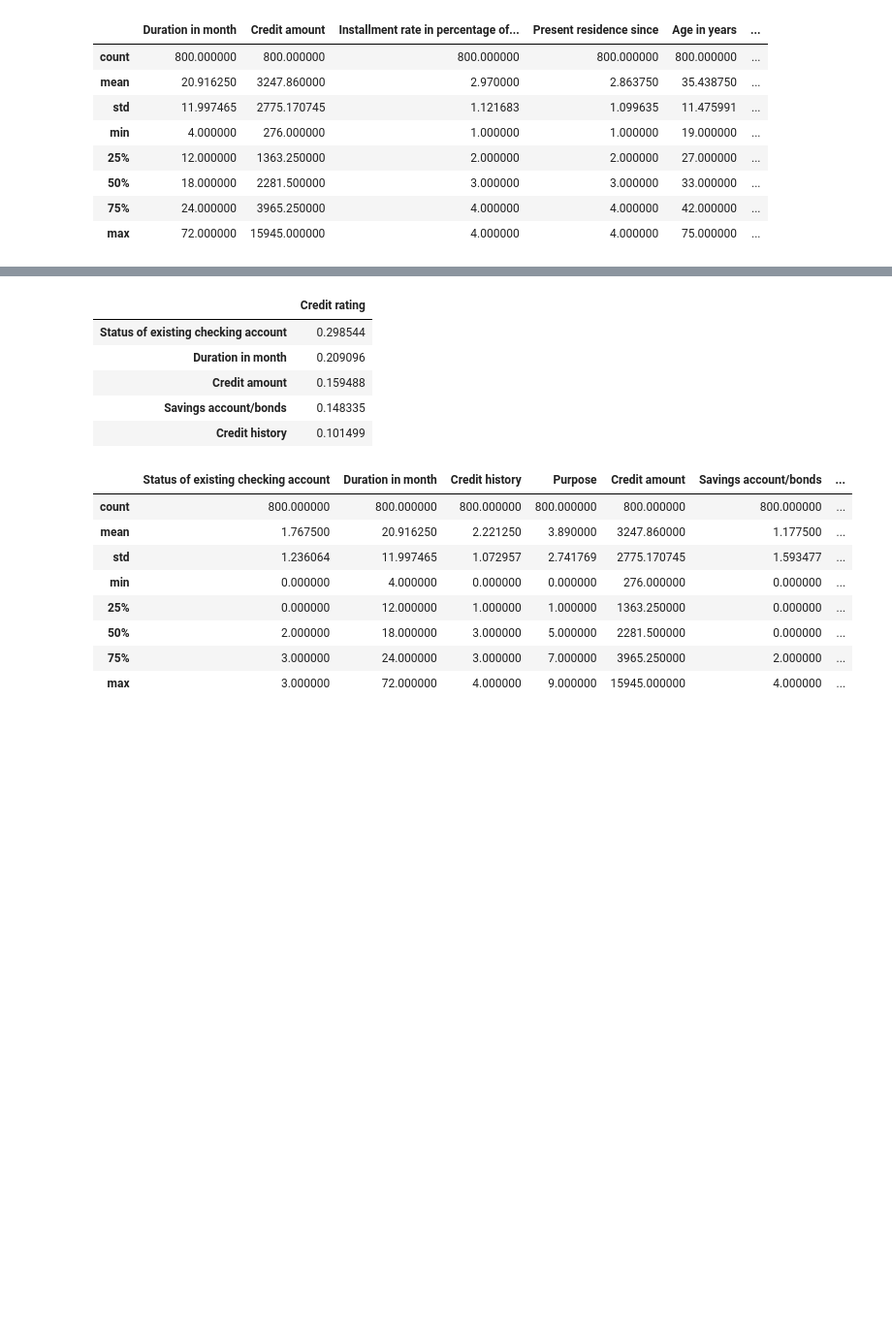
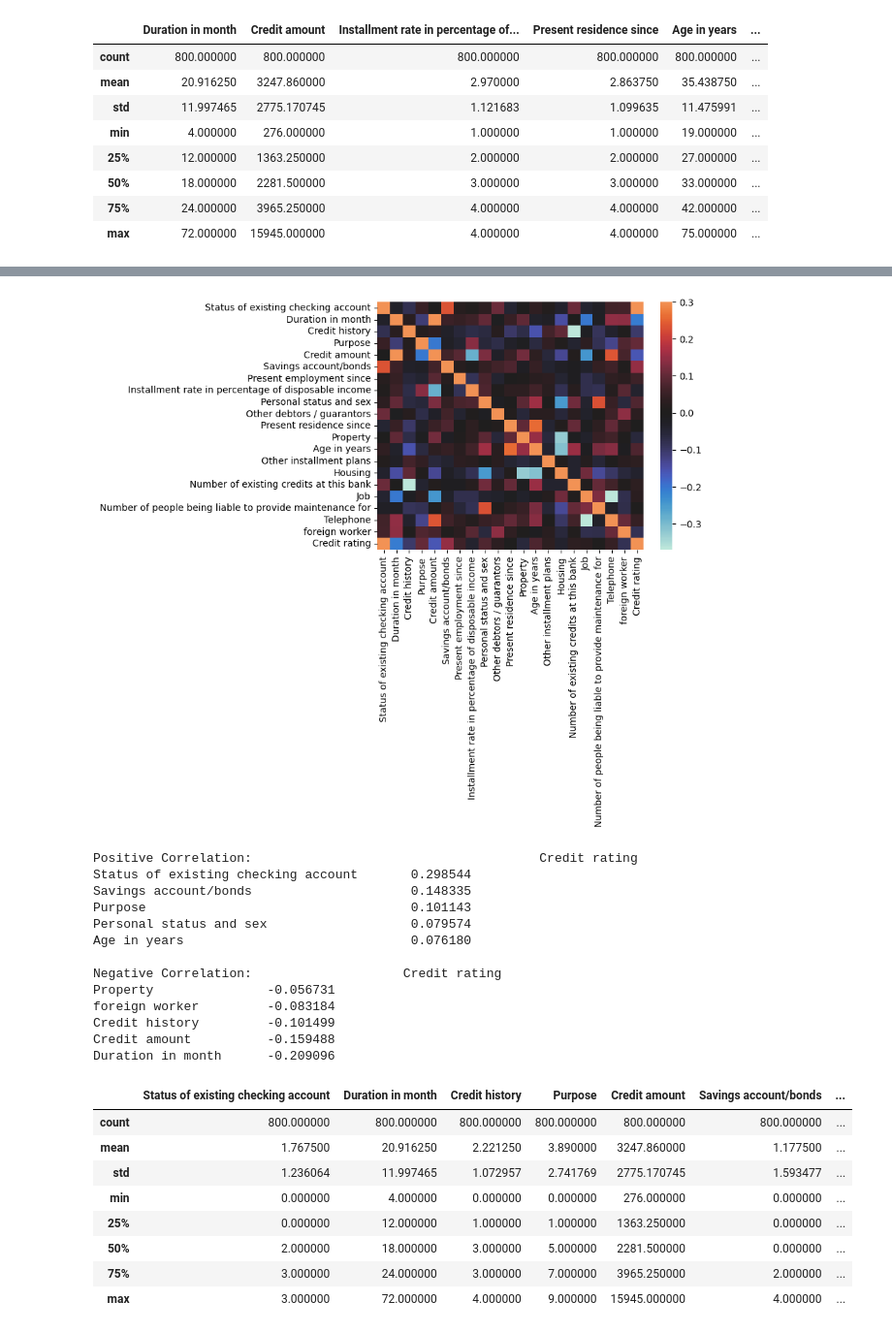
Before and after one commit to dennismgoetz/HoML-Credit-Data, a Jupyter notebook: Data_Understanding.ipynb, the cells around one changed output, grey strips where cells are left out. Shown at 97% size. Cells and saved outputs as stored; diff of their text form; code cells hidden in the pictures; blank space fills up the shorter version.

Commit message:
Updated distribution tests and correlation matrix now fancier

```diff
--- a/Data_Understanding.ipynb
+++ b/Data_Understanding.ipynb
@@ -417,11 +395,19 @@ data_encoded.corr()
+# %%
+# Correlation between features and target value
+corr = data_encoded.corr()
+max = np.round(corr.iloc[:-1, -1].abs().sort_values(ascending = False).head(1)[0], 1)
+ax = sns.heatmap(corr, vmax=max, center = 0)
+# %% [output]
+[figure, added]
 # %%
 # top 5 (positive and negative) correlations between target variable and features
 # Prerequisite: categorical features like "status of existing checking account", "credit history", ... are equally interpretable between categories
 # example: '... < 0 DM': 0, '0 <= ... < 200 DM': 1, 'no checking account': 2, '... >= 200 DM / salary assignments for at least 1 year': 3
 #          difference between 0 (< 0 DM) and 1 (0 <= x < 200 DM) are equally valued as distance (not easy to interpret as they are not numerical value)
 
-top5_correlation_feat = pd.DataFrame(data_encoded.corr().iloc[:-1, -1].abs().sort_values(ascending = False).head(5))
-top5_correlation_feat
+top5_correlation_feat = pd.DataFrame(data_encoded.corr().iloc[:-1, -1].sort_values(ascending = False))
+print('Positive Correlation:', top5_correlation_feat.head(5))
+print('\nNegative Correlation:', top5_correlation_feat.tail(5))
 
 # Objectives to check in the model:
 # - Does the status of the checking account influence if the credit gets a good or bad credit rating?
@@ -430,12 +416,19 @@ top5_correlation_feat
 # - Does the amount of Savings account/bonds determine if the credit gets a good or bad credit rating?
 # - Does the credit history determine if the credit gets a good or bad credit rating?
 # %% [output]
-|  | Credit rating |
-| Status of existing checking account | 0.298544 |
-| Duration in month | 0.209096 |
-| Credit amount | 0.159488 |
-| Savings account/bonds | 0.148335 |
-| Credit history | 0.101499 |
+Positive Correlation:                                      Credit rating
+Status of existing checking account       0.298544
+Savings account/bonds                     0.148335
+Purpose                                   0.101143
+Personal status and sex                   0.079574
+Age in years                              0.076180
+
+Negative Correlation:                    Credit rating
+Property               -0.056731
+foreign worker         -0.083184
+Credit history         -0.101499
+Credit amount          -0.159488
+Duration in month      -0.209096
 # %%
 # Noiseiness
 data_encoded.describe()
```
Also changed, not shown: parts of 6 cells of this notebook, 1 other file.
